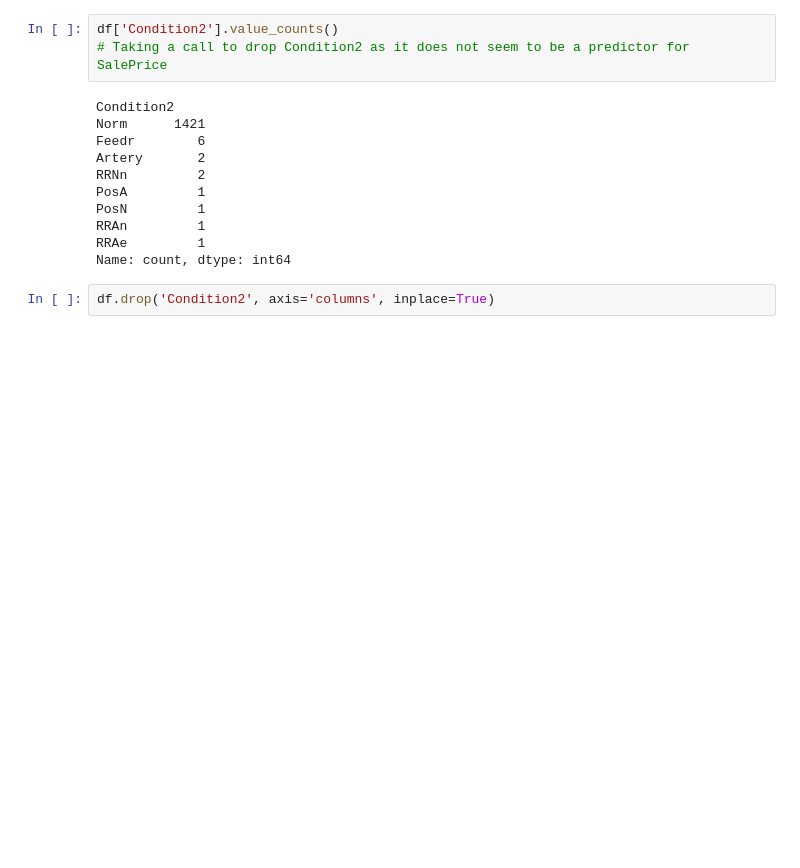
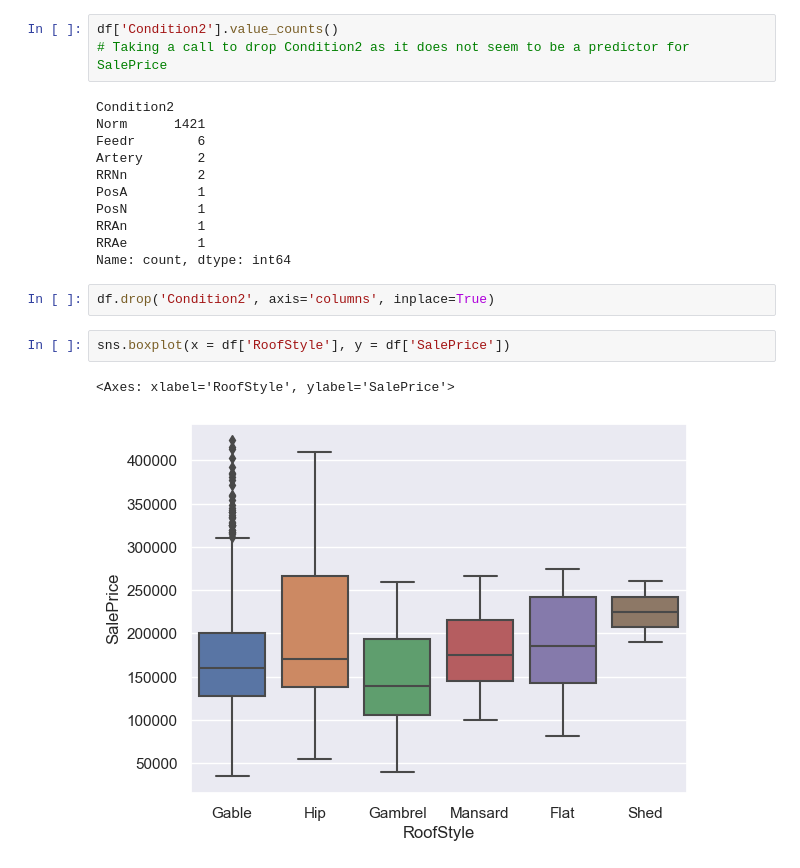
Before and after one commit to adityasngh/Kaggle-House-Prices-Regression, a Jupyter notebook: Kaggle_House_Prices_Regression.ipynb, the cells around one changed output. Saved outputs shown, nothing was run; the diff lists cells and outputs as text; blank space fills up the shorter version.

```diff
--- a/Kaggle_House_Prices_Regression.ipynb
+++ b/Kaggle_House_Prices_Regression.ipynb
@@ -301,3 +301,8 @@ RRAe         1
 Name: count, dtype: int64
 # %%
 df.drop('Condition2', axis='columns', inplace=True)
+# %%
+sns.boxplot(x = df['RoofStyle'], y = df['SalePrice'])
+# %% [output]
+<Axes: xlabel='RoofStyle', ylabel='SalePrice'>
+[figure, added]
```
Also changed, not shown: parts of 1 cell of this notebook.
